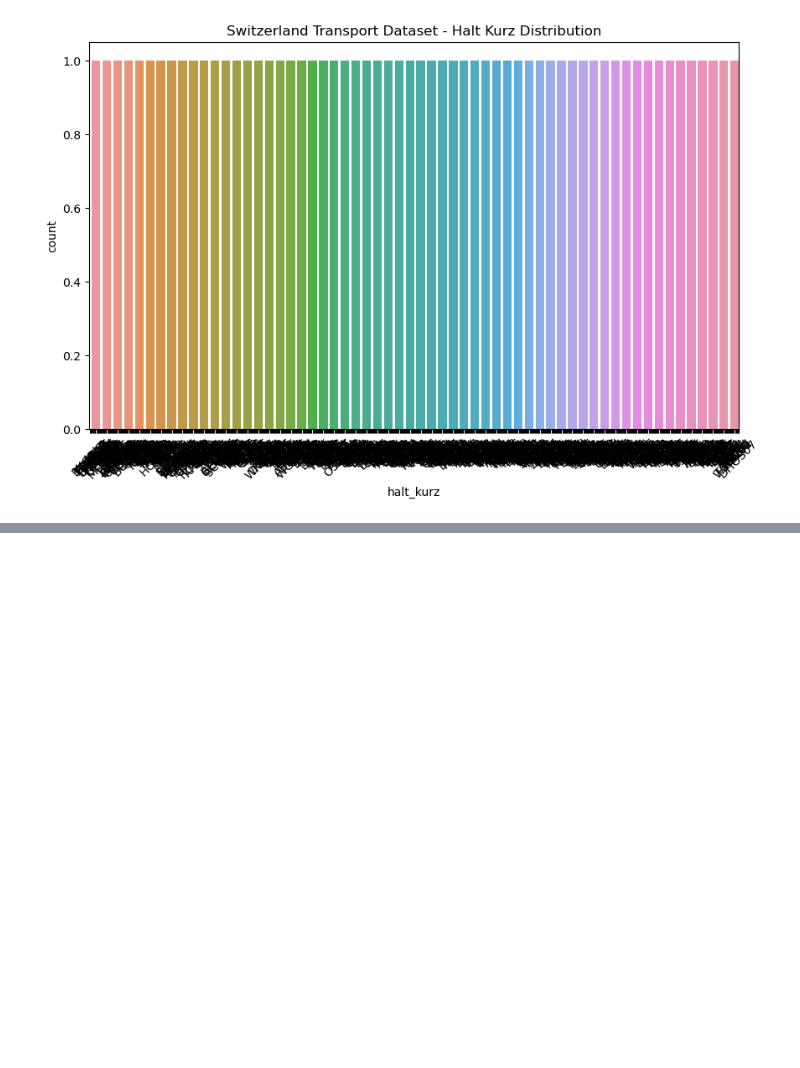
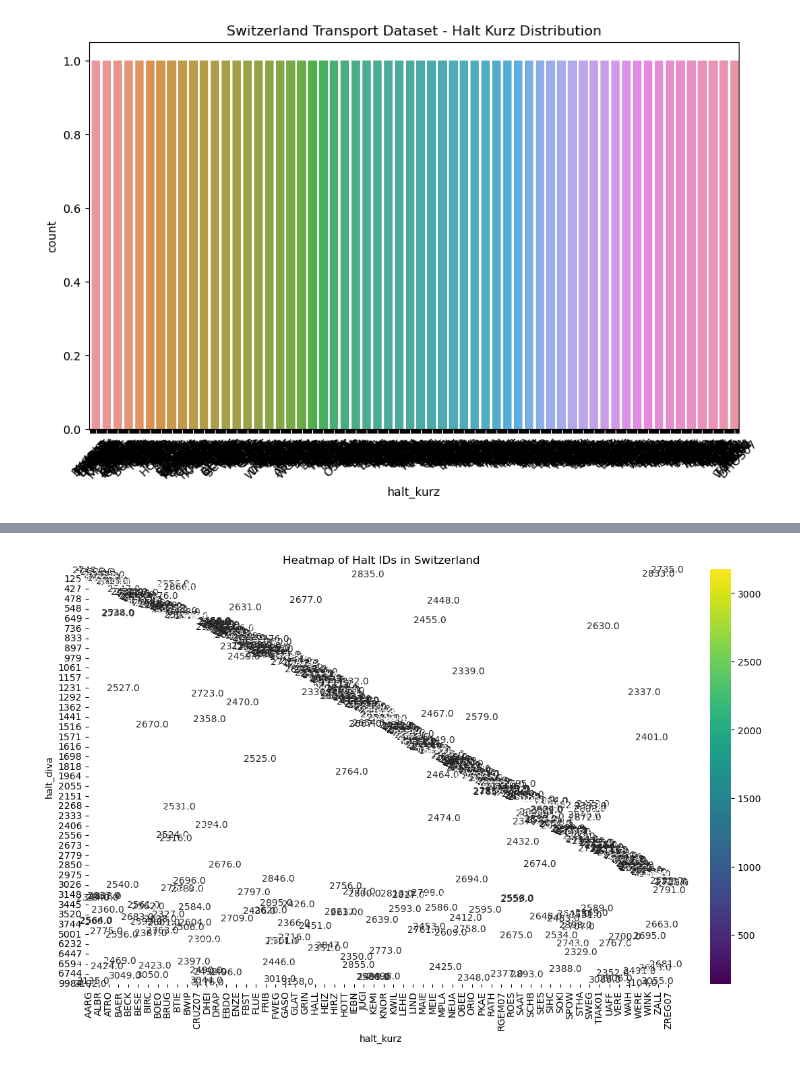
Before and after one commit to SyedAsadAilia110/CA2, a Jupyter notebook: CA02-Coding New.ipynb, the cells around one changed output, grey strips where cells are left out. Cells and saved outputs as stored; diff of their text form; code cells hidden in the pictures; blank space fills up the shorter version.

```diff
--- a/CA02-Coding New.ipynb
+++ b/CA02-Coding New.ipynb
@@ -312,0 +421,7 @@ plt.show()
+# %%
+plt.figure(figsize=(14, 8))
+sns.heatmap(switzerland_data.pivot_table(index='halt_diva', columns='halt_kurz', values='halt_id', aggfunc='mean'), cmap='viridis', annot=True, fmt=".1f", linewidths=.5)
+plt.title('Heatmap of Halt IDs in Switzerland')
+plt.show()
+# %% [output]
+[figure, added]
```
Also changed, not shown: parts of 30 cells of this notebook.
